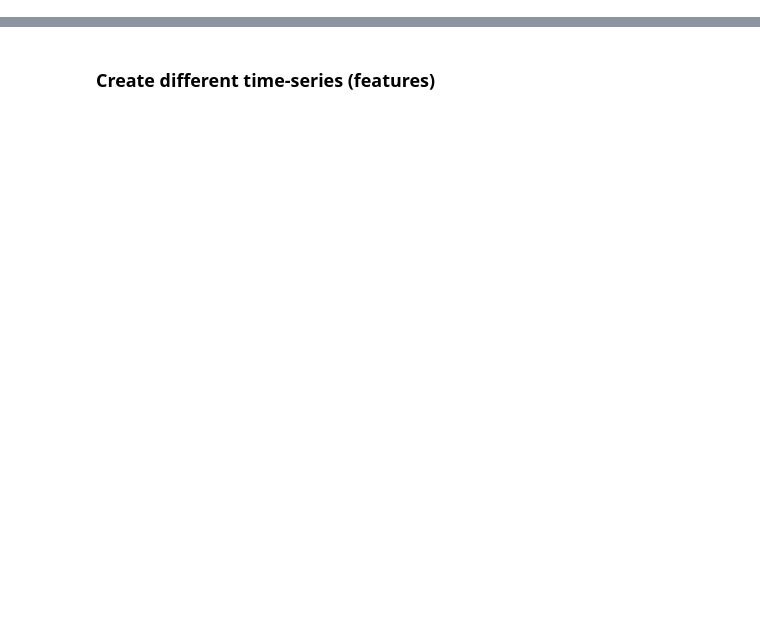
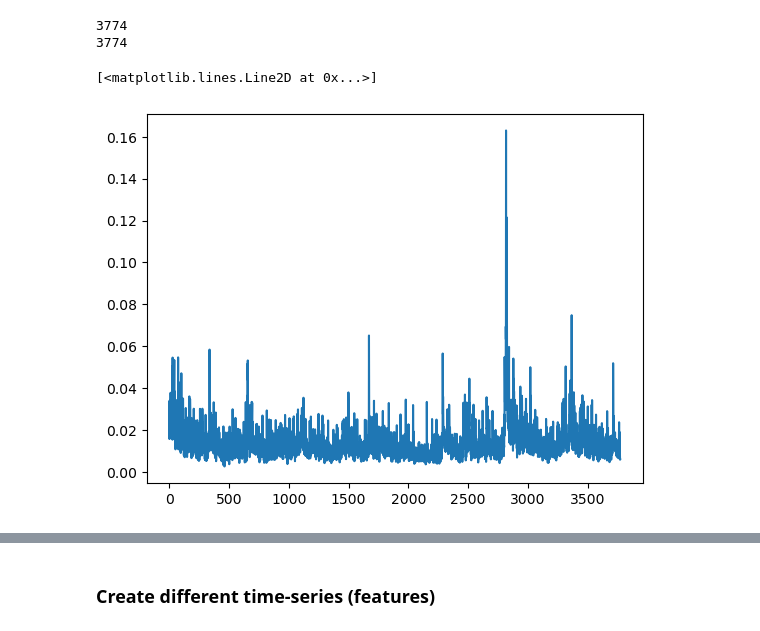
Before and after one commit to Frederik135/NN_Forecasting, a Jupyter notebook: preprocessing.ipynb, the cells around one changed output, grey strips where cells are left out. Drawn from its saved outputs; the diff is of its cells as text; code cells hidden in the pictures; blank space fills up the shorter version.

```diff
--- a/preprocessing.ipynb
+++ b/preprocessing.ipynb
@@ -5,0 +106,14 @@ stock_df = yf.download(stock_ticker, start=start_date, end=end_date)
+# %%
+# 2. Today's high minus today's low [%] | (daily volatility)
+
+t_high_t_low = [(stock_df['High'].iloc[i] - stock_df['Low'].iloc[i]) / stock_df['Low'].iloc[i] for i in range(len(stock_df))]
+print(len(stock_df))
+print(len(t_high_t_low))
+# %% [output]
+3774
+3774
+# %%
+plt.plot(t_high_t_low)
+# %% [output]
+[<matplotlib.lines.Line2D at 0x...>]
+[figure, added]
```
Also changed, not shown: parts of 16 cells of this notebook, 1 other file.
